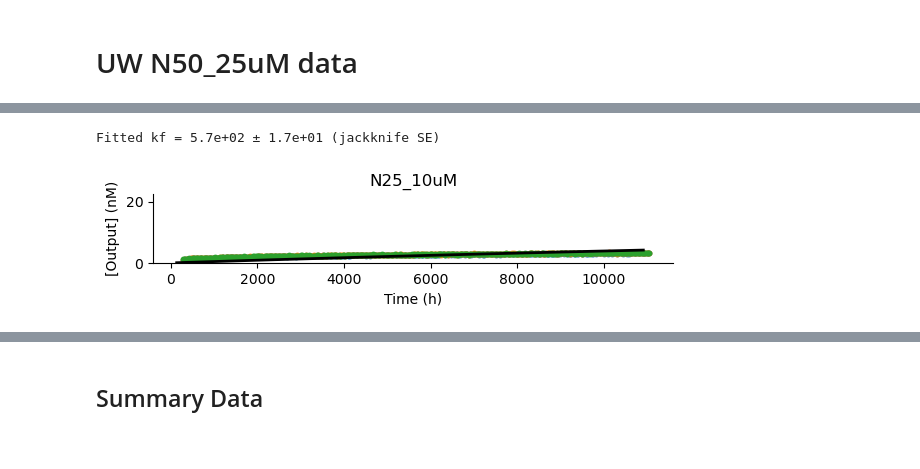
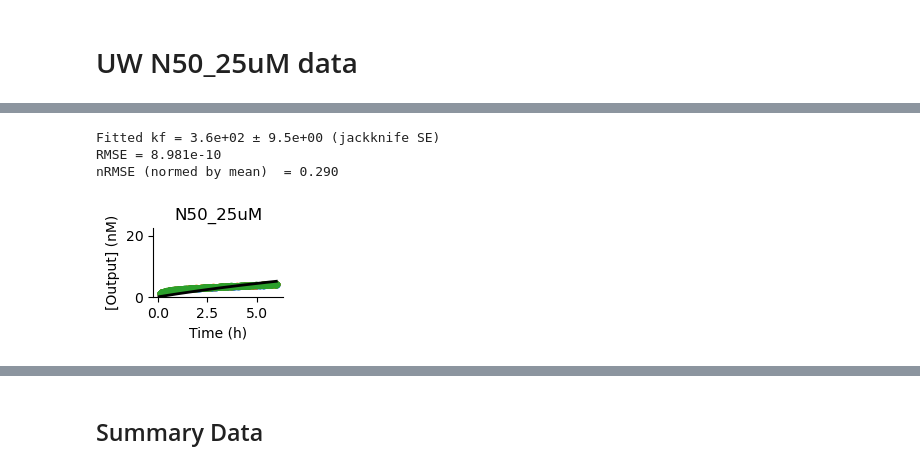
Before and after one commit to thachuk-lab/NN-DSD-Results-Analysis, a Jupyter notebook: SingleStep_Modeling.ipynb, the cells around one changed output, grey strips where cells are left out. Saved outputs shown, nothing was run; the diff lists cells and outputs as text; code cells hidden in the pictures.

```diff
--- a/SingleStep_Modeling.ipynb
+++ b/SingleStep_Modeling.ipynb
@@ -1535,6 +1632,16 @@ for i,a in enumerate(ax):
 
     k_rep_nat.append([fitted_kf,param_sd_kf])
     a.plot(x_h,[i*1e9 for i in modelOneStep(fitted_kf, x, fixed_params_list[i])], color='black',linewidth=line)
+    # residuals for all replicates in condition i
+    nrep = len(to_fit[i])
+    t_i = [x_trunc] * nrep
+    fixed_i = [fixed_params_list[i]] * nrep   # replicate the dict for each curve
+    r = residuals(kf_mean, t_i, to_fit[i], fixed_i)
+    RMSE = np.sqrt(np.mean(r**2))
+    y_all = np.concatenate(to_fit[i])
+    nRMSE_mean  = RMSE / y_all.mean()
+    print(f"RMSE = {RMSE:.3e}")
+    print(f"nRMSE (normed by mean)  = {nRMSE_mean:.3f}")
 
     a.set_xlabel('Time (h)')
     a.set_title(f"{labels[i]}")
@@ -1722,6 +1837,16 @@ for i,a in enumerate(ax):
 
     k_rep_nn.append([fitted_kf,param_sd_kf])
     a.plot(x_h,[i*1e9 for i in modelOneStep(fitted_kf, x, fixed_params_list[i])], color='black',linewidth=line)
+    # residuals for all replicates in condition i
+    nrep = len(to_fit[i])
+    t_i = [x_trunc] * nrep
+    fixed_i = [fixed_params_list[i]] * nrep   # replicate the dict for each curve
+    r = residuals(kf_mean, t_i, to_fit[i], fixed_i)
+    RMSE = np.sqrt(np.mean(r**2))
+    y_all = np.concatenate(to_fit[i])
+    nRMSE_mean  = RMSE / y_all.mean()
+    print(f"RMSE = {RMSE:.3e}")
+    print(f"nRMSE (normed by mean)  = {nRMSE_mean:.3f}")
 
     a.set_xlabel('Time (h)')
     a.set_title(f"{labels[i]}")
@@ -1751,5 +2186,5 @@ fit_nn =  [278.600000, (7651.433333	-278.600000)/20]
 # %%
-labels = ['N25_10uM', 'N25_25uM', 'N50_10uM', 'N50_25uM']
+labels = ['N50_25uM']
 
 data = UW_no[0:number_of_points]
 conditions = conditions_UW_no
@@ -1772,6 +2207,9 @@ for i, l in enumerate(levels):
 to_fit = [c[1] for c in curves]
 
 x_trunc = curves[0][0]
+x_th = [x/3600 for x in x_trunc]
+x_h = [x/3600 for x in x]
+
 
 
 def modelOneStep(kf, tArray, fixed_params):
@@ -1869,7 +2307,7 @@ x_list  = [x_trunc]*4
 
 
 
-fig, ax = plt.subplots(1,1, figsize = (6.5,1.25), sharey=True)
+fig, ax = plt.subplots(1,1, figsize = (6.5/4,1.25), sharey=True)
 fig.subplots_adjust(hspace=0.5)
 plt.subplots_adjust(left=0.1, right=0.9, bottom=0.2, top=0.75)
 
@@ -1884,38 +2322,50 @@ for i, a in enumerate([ax]):
         c = [1e9*e for e in curve]
         res += [fit_modelOneStep(x_list, [curve], initial_k, fixed_params_list)[0]]
 
-        a.scatter(x_trunc,c, color=color_scheme[j], s = 10)
-        a.fill_between(x_trunc,(np.array(c)-np.array(stdDev[i][j])),np.array(c), color=color_scheme[j], alpha= alph)
-        a.fill_between(x_trunc,c,  (c+np.array(stdDev[i][j])), color=color_scheme[j], alpha= alph)
+        a.scatter(x_th,c, color=color_scheme[j], s = 10)
+        a.fill_between(x_th,(np.array(c)-np.array(stdDev[i][j])),np.array(c), color=color_scheme[j], alpha= alph)
+        a.fill_between(x_th,c,  (c+np.array(stdDev[i][j])), color=color_scheme[j], alpha= alph)
 
 
     kf_mean = np.mean(res)
     n = len(res)
     kf_se = np.sqrt((n - 1) / n * np.sum((res - kf_mean)**2))
 
     print(f"Fitted kf = {kf_mean:.1e} ± {kf_se:.1e} (jackknife SE)")
     fitted_kf = kf_mean
     param_sd_kf = kf_se
 
 
     UW_k_no_nat.append([fitted_kf,param_sd_kf])
-    a.plot(x,[i*1e9 for i in modelOneStep(fitted_kf, x, fixed_params_list[i])], color='black',linewidth=line)
+    a.plot(x_h,[i*1e9 for i in modelOneStep(fitted_kf, x, fixed_params_list[i])], color='black',linewidth=line)
+    # residuals for all replicates in condition 0
+    nrep = len(to_fit[i])
+    t_i = [x_trunc] * nrep
+    fixed_i = [fixed_params_list[i]] * nrep   # replicate the dict for each curve
+    r = residuals(kf_mean, t_i, to_fit[i], fixed_i)
+    RMSE = np.sqrt(np.mean(r**2))
+    y_all = np.concatenate(to_fit[i])
+    nRMSE_mean  = RMSE / y_all.mean()
+    print(f"RMSE = {RMSE:.3e}")
+    print(f"nRMSE (normed by mean)  = {nRMSE_mean:.3f}")
 
     a.set_xlabel('Time (h)')
     a.set_title(f"{labels[i]}")
     a.spines['left'].set_visible(False)
     a.spines['right'].set_visible(False)
     a.spines['top'].set_visible(False)
     a.get_yaxis().set_visible(False)
     ax.get_yaxis().set_visible(True)
 ax.spines['left'].set_visible(True)
 ax.set_ylim(0,22.5)
 
 ax.set_ylabel('[Output] (nM)')
 
 #plt.savefig('TUM_nat_noinc.svg', dpi = 500, transparent=True)
 plt.show()
 # %% [output]
-Fitted kf = 5.7e+02 ± 1.7e+01 (jackknife SE)
+Fitted kf = 3.6e+02 ± 9.5e+00 (jackknife SE)
+RMSE = 8.981e-10
+nRMSE (normed by mean)  = 0.290
-[figure, old version]
+[figure, new version]
 # %%
```
Also changed, not shown: parts of 25 cells of this notebook, 4 other files.
